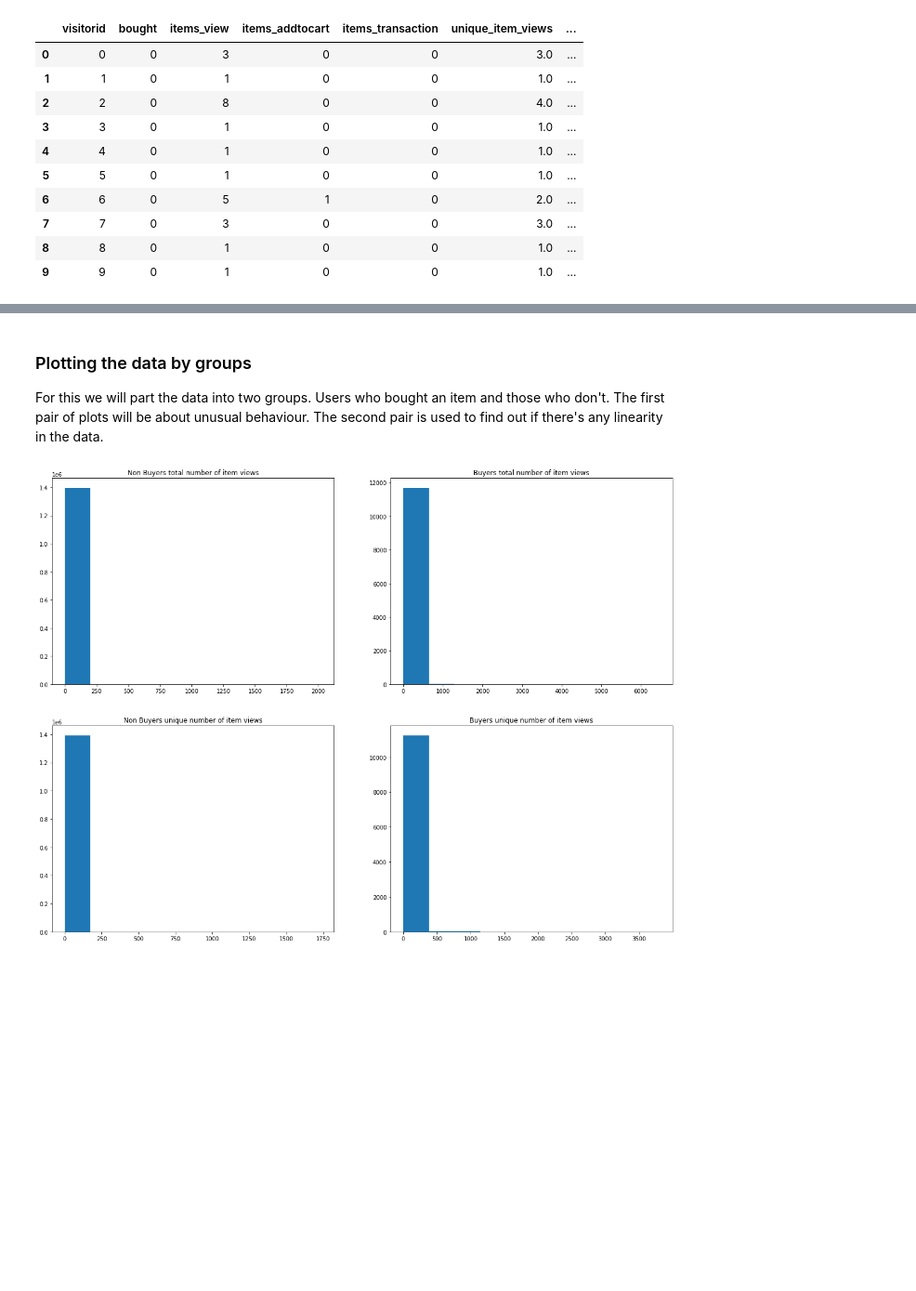
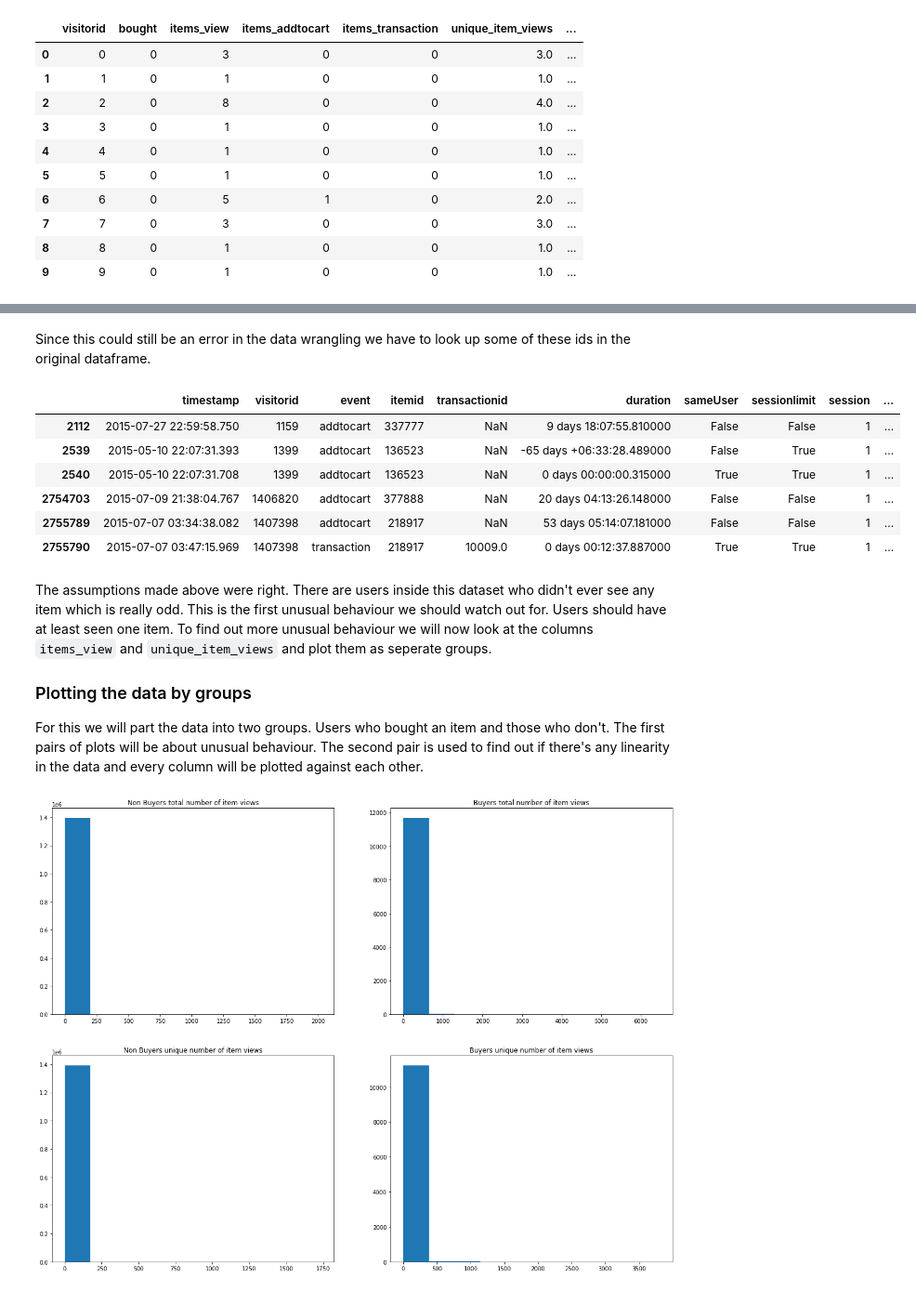
Before and after one commit to tinomerl/ecommerce-recommendation, a Jupyter notebook: ecommerce-user-behaviour.ipynb, the cells around one changed output, grey strips where cells are left out. Shown: that part at 93% size. Cells and saved outputs as stored; diff of their text form; code cells hidden in the pictures; blank space fills up the shorter version.

```diff
--- a/ecommerce-user-behaviour.ipynb
+++ b/ecommerce-user-behaviour.ipynb
@@ -529,6 +550,20 @@ We will therefore look at the data as seperate groups.
+# %% [markdown]
+Since this could still be an error in the data wrangling we have to look up some of these ids in the original dataframe.
+# %%
+eventsDf[eventsDf["visitorid"].isin([1159, 1399, 1406820, 1407398])]
+# %% [output]
+|  | timestamp | visitorid | event | itemid | transactionid | duration | sameUser | sessionlimit | session | ... |
+| 2112 | 2015-07-27 22:59:58.750 | 1159 | addtocart | 337777 | NaN | 9 days 18:07:55.810000 | False | False | 1 | ... |
+| 2539 | 2015-05-10 22:07:31.393 | 1399 | addtocart | 136523 | NaN | -65 days +06:33:28.489000 | False | True | 1 | ... |
+| 2540 | 2015-05-10 22:07:31.708 | 1399 | addtocart | 136523 | NaN | 0 days 00:00:00.315000 | True | True | 1 | ... |
+| 2754703 | 2015-07-09 21:38:04.767 | 1406820 | addtocart | 377888 | NaN | 20 days 04:13:26.148000 | False | False | 1 | ... |
+| 2755789 | 2015-07-07 03:34:38.082 | 1407398 | addtocart | 218917 | NaN | 53 days 05:14:07.181000 | False | False | 1 | ... |
+| 2755790 | 2015-07-07 03:47:15.969 | 1407398 | transaction | 218917 | 10009.0 | 0 days 00:12:37.887000 | True | True | 1 | ... |
 # %% [markdown]
+The assumptions made above were right. There are users inside this dataset who didn't ever see any item which is really odd. This is the first unusual behaviour we should watch out for. Users should have at least seen one item. To find out more unusual behaviour we will now look at the columns `items_view` and `unique_item_views` and plot them as seperate groups.
+
 ### Plotting the data by groups<a class="anchor" id="plt_grps"></a>
-For this we will part the data into two groups. Users who bought an item and those who don't. The first pair of plots will be about unusual behaviour. The second pair is used to find out if there's any linearity in the data.
+For this we will part the data into two groups. Users who bought an item and those who don't. The first pairs of plots will be about unusual behaviour. The second pair is used to find out if there's any linearity in the data and every column will be plotted against each other.
 # %%
 fig, ax = plt.subplots(ncols=2, nrows=2, figsize=(20, 15))
 
```
Also changed, not shown: parts of 18 cells of this notebook.
